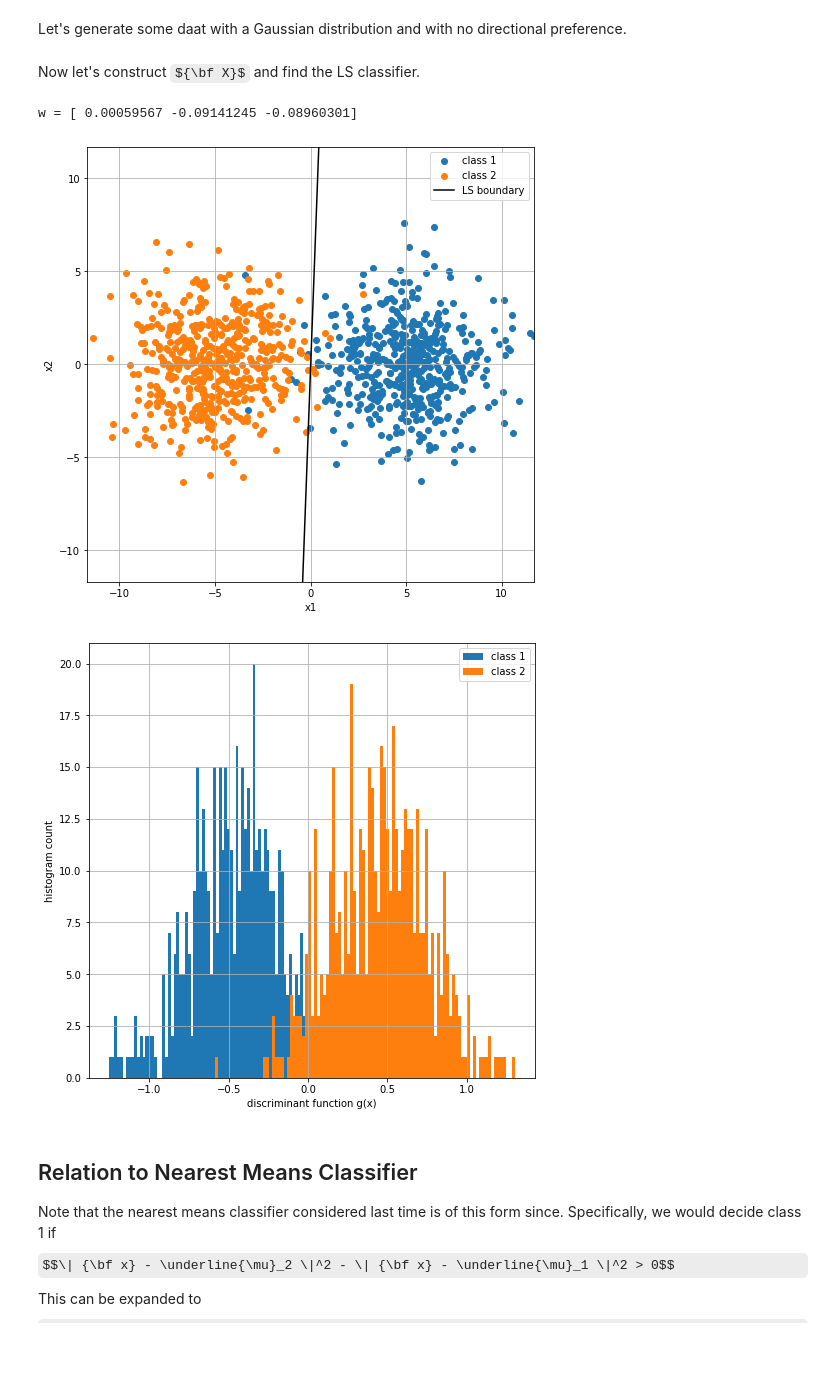
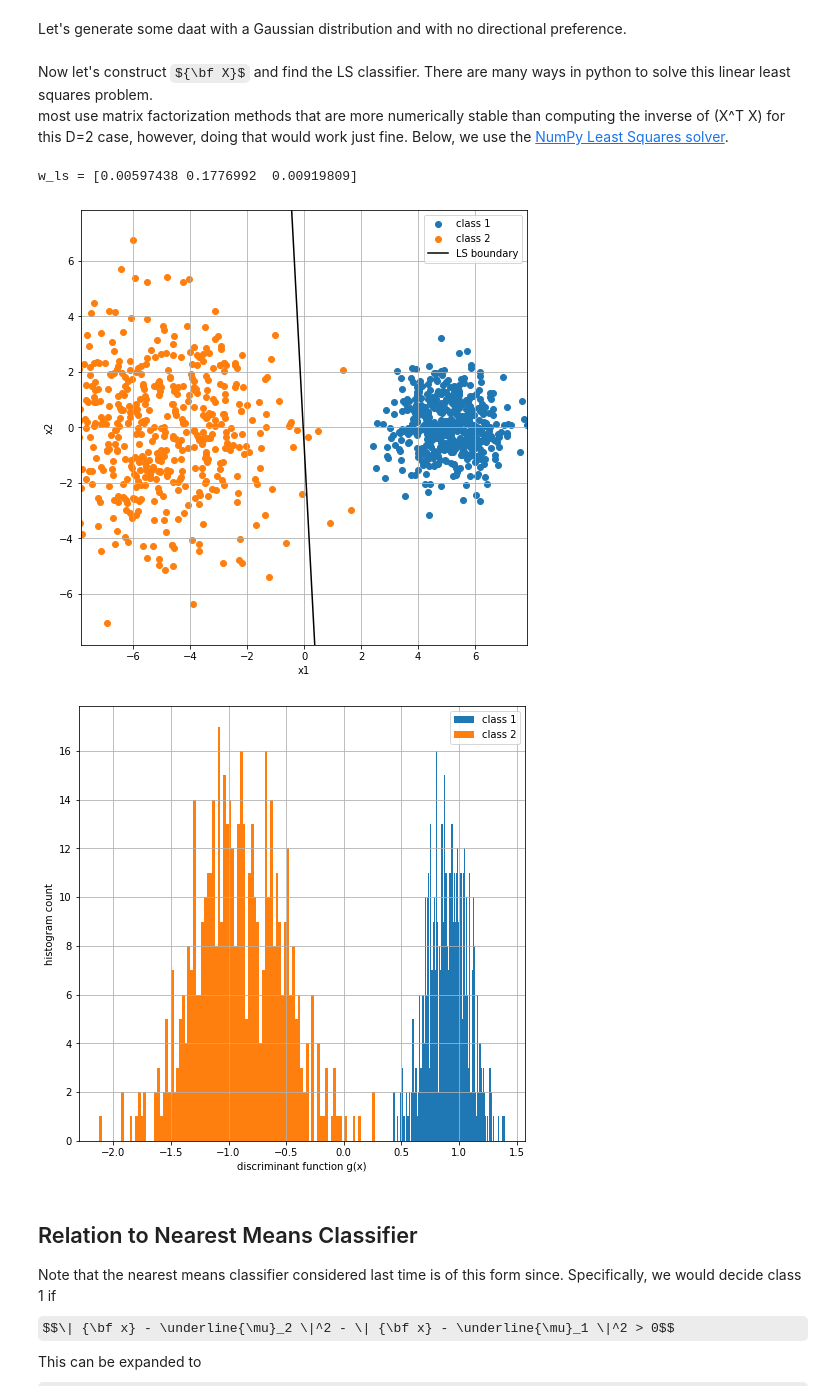
Before and after one commit to keithchugg/ee559_spring2023, a Jupyter notebook: lecture/least_squares_binary_classifier.ipynb, the cells around one changed output. Drawn from its saved outputs; the diff is of its cells as text; code cells hidden in the pictures; some formulas as TeX source; blank space fills up the shorter version.

Commit message:
updated least_squares classifier.  Fixed bug and added more mark-up text, including some suggestions and python questions

```diff
--- a/lecture/least_squares_binary_classifier.ipynb
+++ b/lecture/least_squares_binary_classifier.ipynb
@@ -101,53 +105,57 @@ def generate_colored_nongaussian_data(means, lambdas, thetas, Ns, distribution='
 Let's generate some daat with a Gaussian distribution and with no directional preference.
 # %%
 means = np.asarray( [ [5, 0], [-5, 0] ])
-lambdas = np.asarray( [ [5, 5], [5, 5] ])
+lambdas = np.asarray( [ [1, 1], [5, 5] ])
 thetas = np.asarray([ 0, 0 ])
 Ns = np.asarray([500, 500])
 
 x, labels, sample_means = generate_colored_nongaussian_data(means, lambdas, thetas, Ns, distribution='normal')
-# %% [markdown]
-Now let's construct ${\bf X}$ and find the LS classifier.
+# %% [markdown]
+Now let's construct ${\bf X}$ and find the LS classifier.  There are many ways in python to solve this linear least squares problem.
+most use matrix factorization methods that are more numerically stable than computing the inverse of (X^T X)
+for this D=2 case, however, doing that would work just fine. Below, we use the [NumPy Least Squares solver](https://numpy.org/doc/stable/reference/generated/numpy.linalg.lstsq.html).
 # %%
 def solve_plot_ls_classifier(x, labels):
     N = x.shape[0]
     X_tilde = np.ones((N, 3))   ## the feature vector is dimension 2, and this is the extended version
     X_tilde[:, 1:] = x          ## the first column is all 1s, this sets the rest of each row to the data samples
-    y = (-1.0) ** labels        ## (-1)^(1 + 1) = +1 and (-1)^(2+1) = -1, maps class 1 and class 2 to +1, -1, resp.
+    y = (-1.0) ** (labels + 1)       ## (-1)^(1 + 1) = +1 and (-1)^(2+1) = -1, maps class 1 and class 2 to +1, -1, resp.
+    ## solve the LS fit
     w_ls, Re, rank, singular_vals = np.linalg.lstsq(X_tilde, y, rcond=None)
 
     plt.figure(figsize=(8, 8))
     LIMIT = np.max(x)
+    ## extract data separately for class 1 and class 2
     x_1 = x[labels==1]
     x_2 = x[labels==2]
     x_plot = np.arange(-1 * LIMIT, LIMIT, 0.01)
     plt.scatter(x_1.T[0], x_1.T[1], label='class 1')
     plt.scatter(x_2.T[0], x_2.T[1], label='class 2')
     ## plot the decision boundary which is g(x) = 0
     plt.plot( x_plot, -1 * ( w_ls[1] *  x_plot  + w_ls[0] ) / w_ls[2], c='k', label='LS boundary')
     plt.xlabel('x1')
     plt.ylabel('x2')
     plt.legend()
     plt.grid(':')
     plt.xlim([-LIMIT, LIMIT])
     plt.ylim([-LIMIT, LIMIT])
 
     plt.figure(figsize=(8, 8))
-    g1 = x_1 @ w[1:] + w[0]
-    g2 = x_2 @ w[1:] + w[0]
+    g1 = x_1 @ w_ls[1:] + w_ls[0]
+    g2 = x_2 @ w_ls[1:] + w_ls[0]
     _ = plt.hist(g1, bins = 100, label='class 1')
     _ = plt.hist(g2, bins = 100, label='class 2')
     plt.legend()
     plt.grid(':')
     plt.xlabel('discriminant function g(x)')
     plt.ylabel('histogram count')
 
-print(f'w = {w}')
+    print(f'w_ls = {w_ls}')
 solve_plot_ls_classifier(x, labels)
 # %% [output]
-w = [ 0.00059567 -0.09141245 -0.08960301]
+w_ls = [0.00597438 0.1776992  0.00919809]
-[figure, old version]
+[figure, new version]
-[figure, old version]
+[figure, new version]
 # %% [markdown]
 ## Relation to Nearest Means Classifier
 Note that the nearest means classifier considered last time is of this form since.  Specifically, we would decide class 1 if
```
Also changed, not shown: parts of 7 cells of this notebook, 1 other file.
